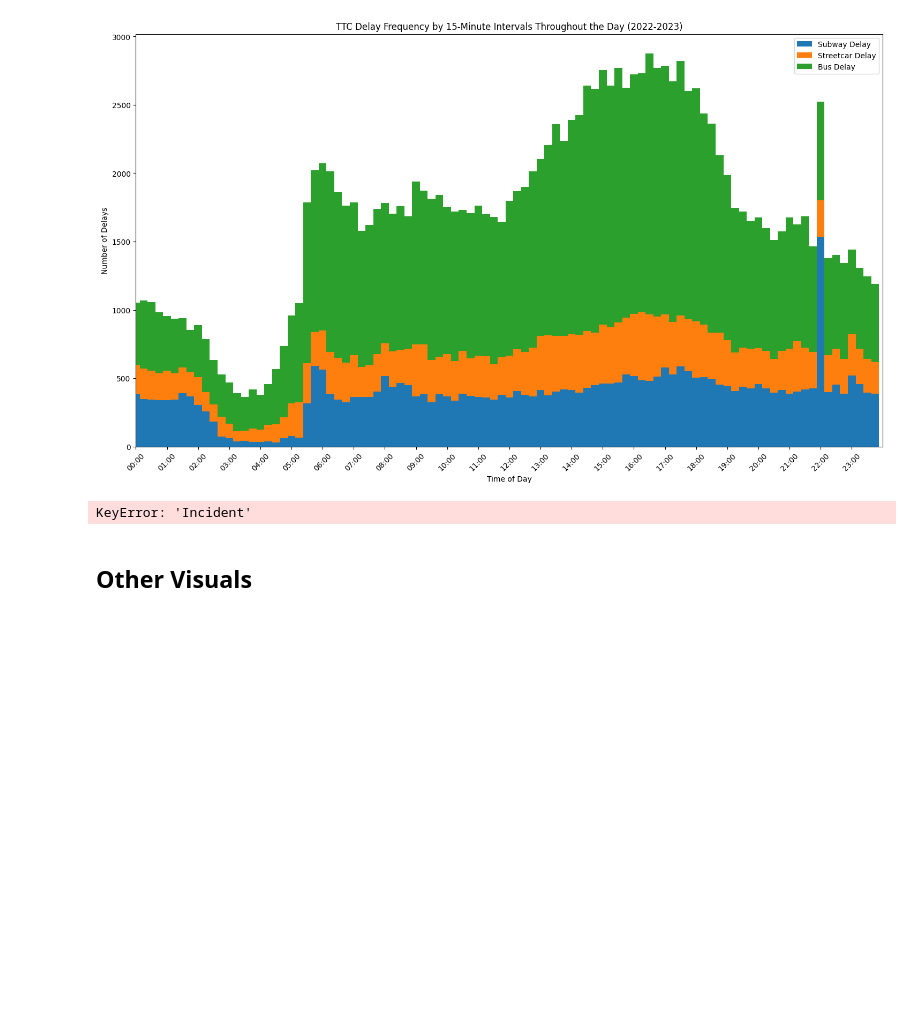
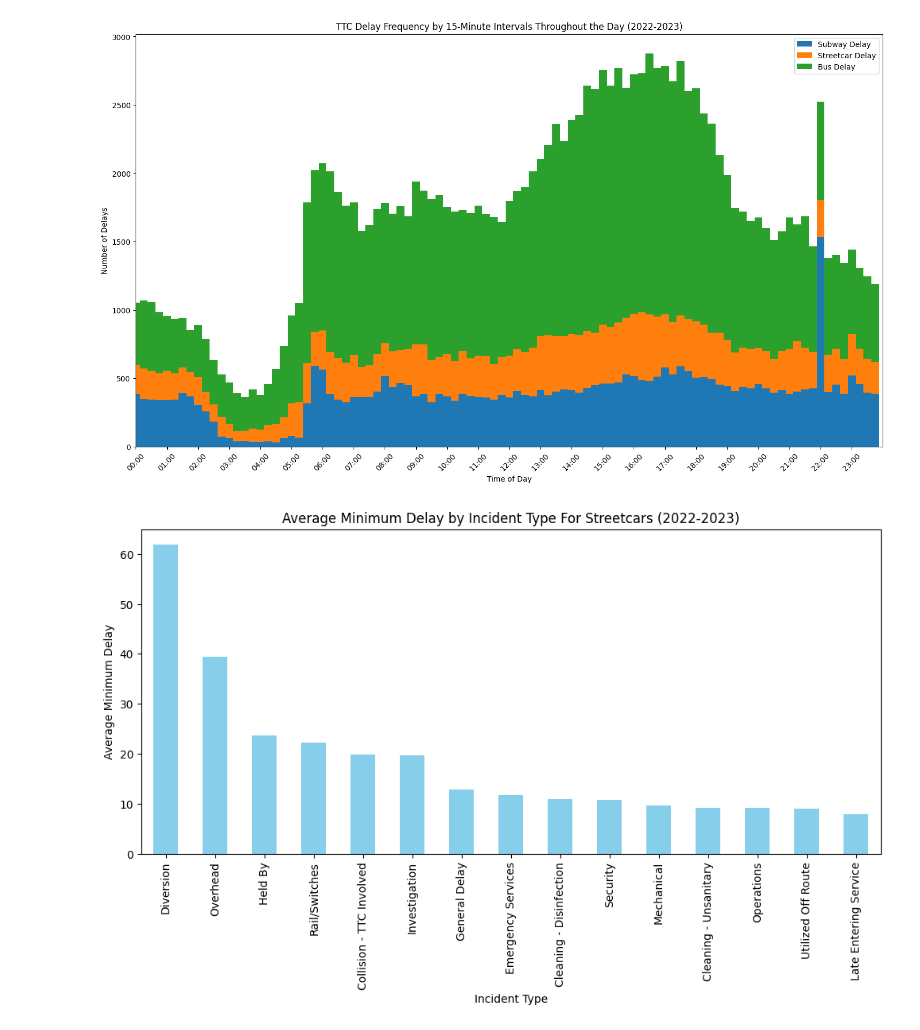
Before and after one commit to alexboden/ttc-delays, a Jupyter notebook: main.ipynb, the cells around one changed output. Drawn from its saved outputs; the diff is of its cells as text; code cells hidden in the pictures; blank space fills up the shorter version.

```diff
--- a/bus.ipynb
+++ b/main.ipynb
@@ -210,25 +203,23 @@ plt.show()
 [figure]
 # %%
 # Calculate the average Min Delay for each incident type
-average_delay_by_incident = subway_data.groupby('Incident')['Min Delay'].mean()
+average_delay_by_incident = streetcar_data.groupby('Incident')['Min Delay'].mean()
 
 # Sort the data for a better visualization (optional)
 average_delay_by_incident = average_delay_by_incident.sort_values(ascending=False)
 
 # Create a bar plot of the average Min Delay by incident type
 plt.figure(figsize=(12, 6))
 average_delay_by_incident.plot(kind='bar', color='skyblue')
-plt.title('Average Minimum Delay by Incident Type')
+plt.title('Average Minimum Delay by Incident Type For Streetcars (2022-2023)')
 plt.xlabel('Incident Type')
 plt.ylabel('Average Minimum Delay')
 plt.xticks(rotation=90)
 
 # Add a little extra space at the bottom to fit the labels
 plt.subplots_adjust(bottom=0.2)
 plt.grid(False)
 plt.show()
 # %% [output]
-KeyError: 'Incident'
+[figure, added]
-# %% [markdown]
-## Other Visuals
 # %%
```
Also changed, not shown: parts of 6 cells of this notebook.
